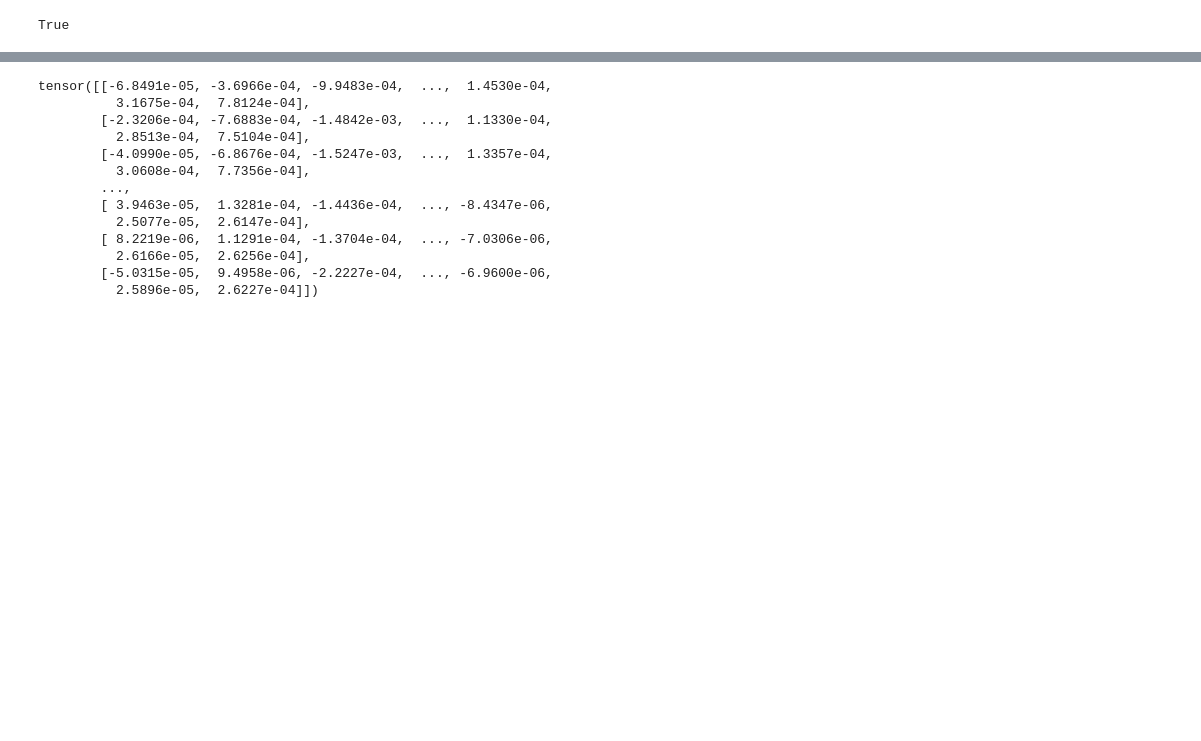
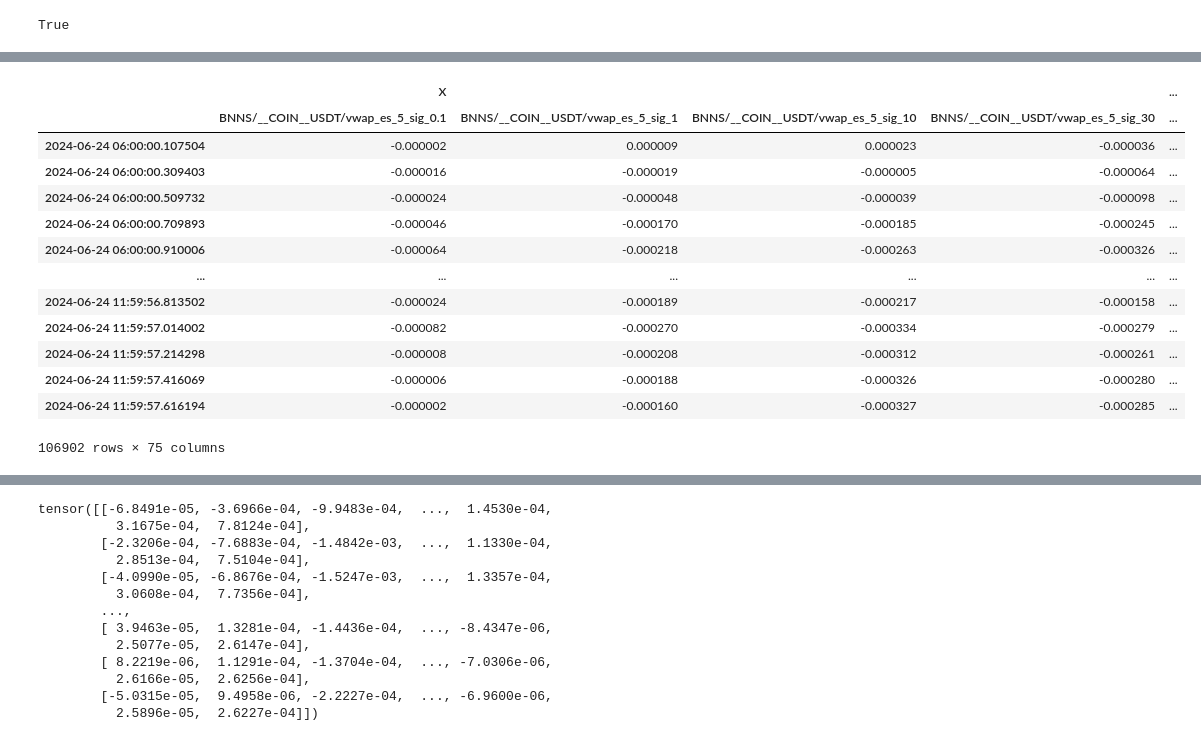
Before and after one commit to aljeshishe/data_bench, a Jupyter notebook: rnd.ipynb, the cells around one changed output, grey strips where cells are left out. Drawn from its saved outputs; the diff is of its cells as text; code cells hidden in the pictures; blank space fills up the shorter version.

```diff
--- a/rnd.ipynb
+++ b/rnd.ipynb
@@ -42,0 +214,18 @@ array([[0.16885908, 0.3810236 , 0.06381395, ..., 0.09023152, 0.6450554 ,
+# %%
+df = pd.read_parquet("s3://alblml/kaggle/preprocessing/240813_132219_XVEN/BNB_2024-06-24_06-00-00_21600s.parquet")
+df
+# %% [output]
+|  | X |  |  |  | ... |
+|  | BNNS/__COIN__USDT/vwap_es_5_sig_0.1 | BNNS/__COIN__USDT/vwap_es_5_sig_1 | BNNS/__COIN__USDT/vwap_es_5_sig_10 | BNNS/__COIN__USDT/vwap_es_5_sig_30 | ... |
+| 2024-06-24 06:00:00.107504 | -0.000002 | 0.000009 | 0.000023 | -0.000036 | ... |
+| 2024-06-24 06:00:00.309403 | -0.000016 | -0.000019 | -0.000005 | -0.000064 | ... |
+| 2024-06-24 06:00:00.509732 | -0.000024 | -0.000048 | -0.000039 | -0.000098 | ... |
+| 2024-06-24 06:00:00.709893 | -0.000046 | -0.000170 | -0.000185 | -0.000245 | ... |
+| 2024-06-24 06:00:00.910006 | -0.000064 | -0.000218 | -0.000263 | -0.000326 | ... |
+| ... | ... | ... | ... | ... | ... |
+| 2024-06-24 11:59:56.813502 | -0.000024 | -0.000189 | -0.000217 | -0.000158 | ... |
+| 2024-06-24 11:59:57.014002 | -0.000082 | -0.000270 | -0.000334 | -0.000279 | ... |
+| 2024-06-24 11:59:57.214298 | -0.000008 | -0.000208 | -0.000312 | -0.000261 | ... |
+| 2024-06-24 11:59:57.416069 | -0.000006 | -0.000188 | -0.000326 | -0.000280 | ... |
+| 2024-06-24 11:59:57.616194 | -0.000002 | -0.000160 | -0.000327 | -0.000285 | ... |
+106902 rows × 75 columns
```
Also changed, not shown: parts of 33 cells of this notebook, 2 other files.
